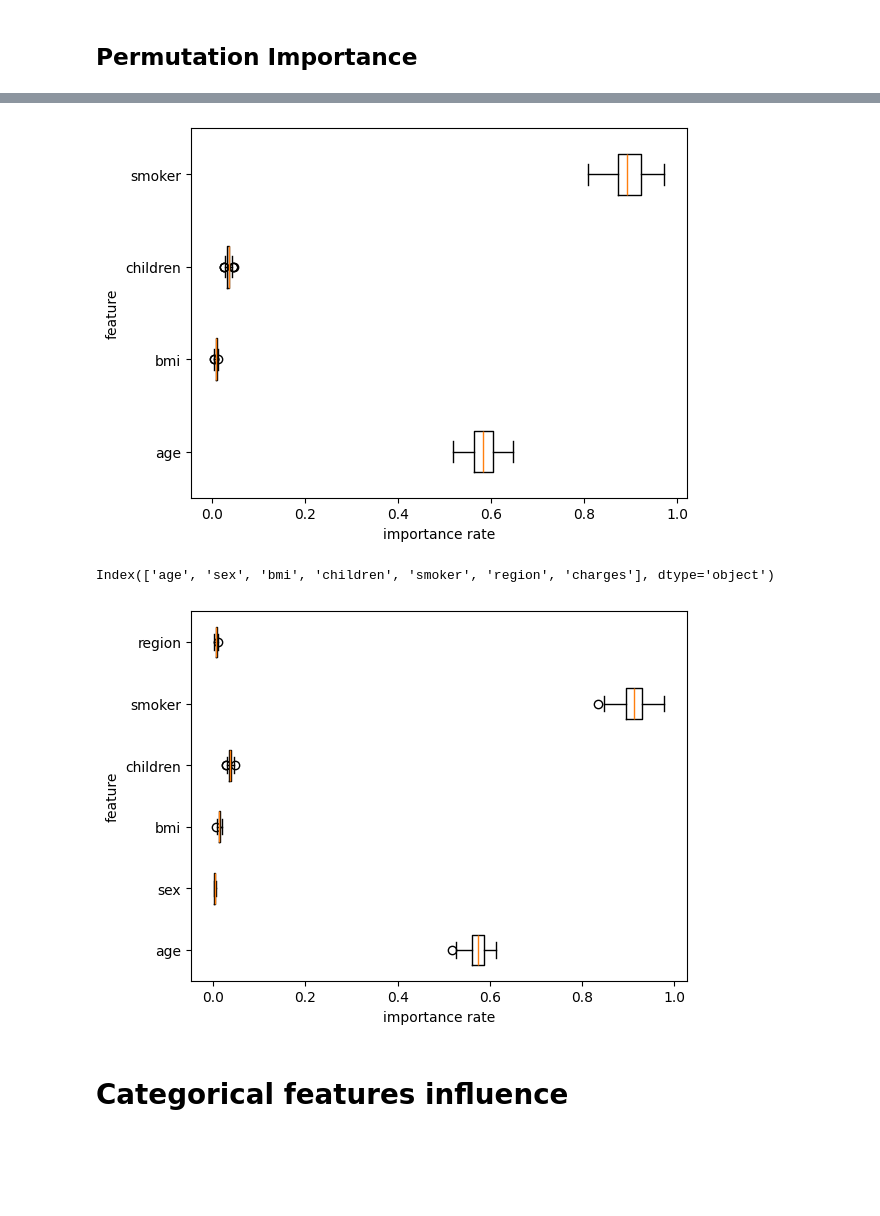
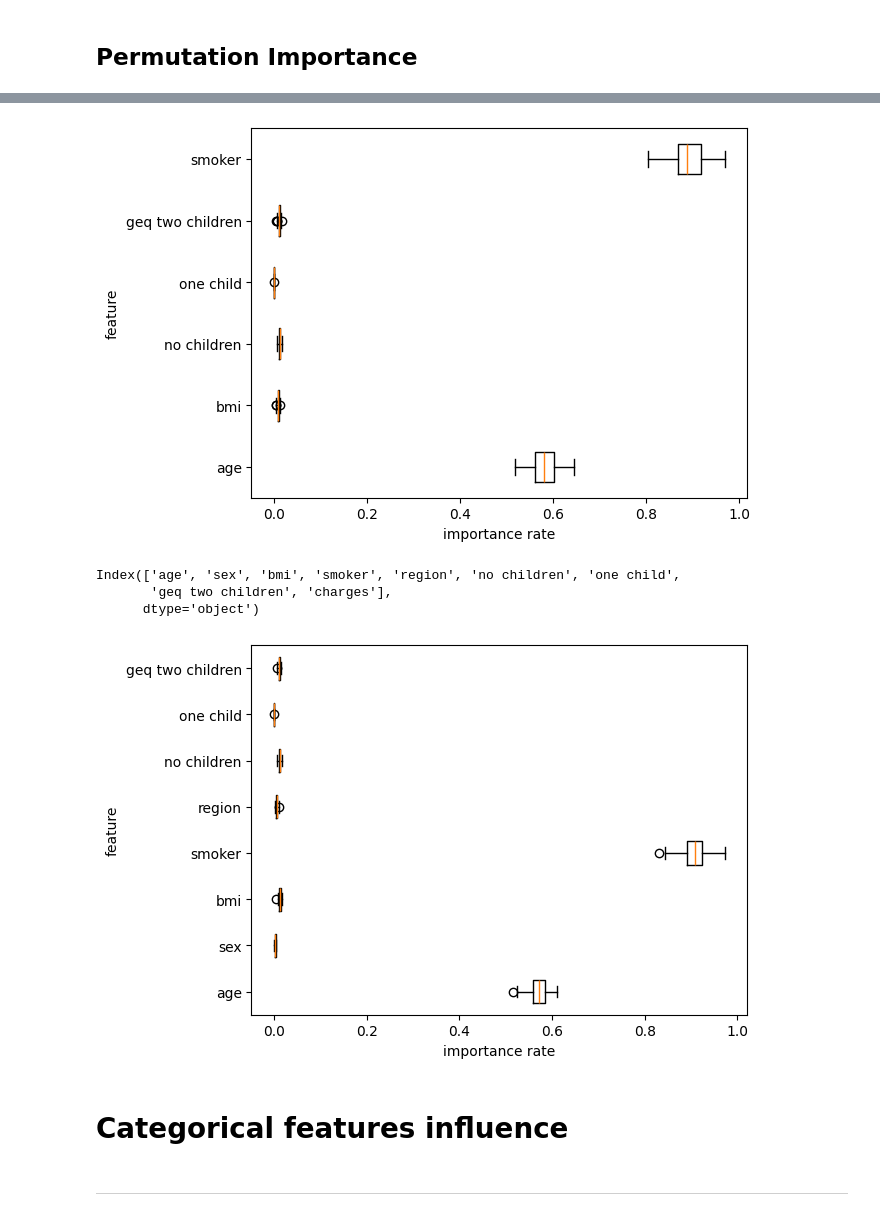
Before and after one commit to Kasymkhankhubiyev/AISiriusSpring2024, a Jupyter notebook: lab_01.ipynb, the cells around one changed output, grey strips where cells are left out. Cells and saved outputs as stored; diff of their text form; code cells hidden in the pictures; blank space fills up the shorter version.

```diff
--- a/lab_01.ipynb
+++ b/lab_01.ipynb
@@ -170,6 +172,8 @@ two and more children samples: 439 is 33.06%
 # %%
-# df['no children'] = no_children
-# df['one child'] = one_child
-# df['geq two children'] = geq_two_children
-# df.drop(columns='children', inplace=True)
-# df.head()
+df.drop(columns='children', inplace=True)
+features = df.columns[:-1]
+df['no children'] = no_children
+df['one child'] = one_child
+df['geq two children'] = geq_two_children
+df = df[features.to_list() + ['no children', 'one child', 'geq two children', 'charges']]
+df.head()
@@ -229,14 +242,11 @@ Index(['age', 'sex', 'bmi', 'children', 'smoker', 'region', 'charges'], dtype='o
 # %%
 df['charges'] = np.log10(df['charges'].values)
 # %%
-# X, y = df[['age', 'bmi', 'no children','one child', 'geq two children']].values, df['charges'].values
-# X_smoker = df[['age', 'bmi','no children','one child', 'geq two children', 'smoker']].values
+X, y = df[['age', 'bmi', 'no children','one child', 'geq two children']].values, df['charges'].values
+X_smoker = df[['age', 'bmi','no children','one child', 'geq two children', 'smoker']].values
 
-X, y = df[['age', 'bmi', 'children']].values, df['charges'].values
-X_smoker = df[['age', 'bmi','children', 'smoker']].values
-
-trainX, testX, trainY, testY = train_test_split(X, y, test_size=0.2, random_state=20240415)
+trainX, testX, trainY, testY = train_test_split(X, y, test_size=0.2, random_state=RANDOM_SEED)
 trainX_smoker, testX_smoker, trainY_smoker, testY_smoker = train_test_split(X_smoker, y,
-                                                                            test_size=0.2, random_state=20240415)
+                                                                            test_size=0.2, random_state=RANDOM_SEED)
 # %% [markdown]
 # Train a linear model
@@ -329,14 +354,17 @@ permutation std: [0.02888924 0.001992   0.00388933 0.0371387 ]
 # %%
-plt.boxplot(permut.importances.T, vert=False, labels=['age', 'bmi', 'children','smoker'])
+plt.boxplot(permut.importances.T, vert=False, labels=['age', 'bmi', 'no children','one child',
+                                                      'geq two children','smoker'])
 plt.xlabel('importance rate')
 plt.ylabel('feature')
 plt.show()
 # %% [output]
-[figure, old version]
+[figure, new version]
 # %%
 df.columns
 # %% [output]
-Index(['age', 'sex', 'bmi', 'children', 'smoker', 'region', 'charges'], dtype='object')
+Index(['age', 'sex', 'bmi', 'smoker', 'region', 'no children', 'one child',
+       'geq two children', 'charges'],
+      dtype='object')
 # %%
 lr = LinearRegression()
 lr.fit(df[df.columns[:-1]].values, df[df.columns[-1]].values)
@@ -350,6 +378,8 @@ plt.xlabel('importance rate')
 plt.ylabel('feature')
 plt.show()
 # %% [output]
-[figure, old version]
+[figure, new version]
 # %% [markdown]
 # Categorical features influence
+# %% [markdown]
+---
```
Also changed, not shown: parts of 21 cells of this notebook, 2 other files.
